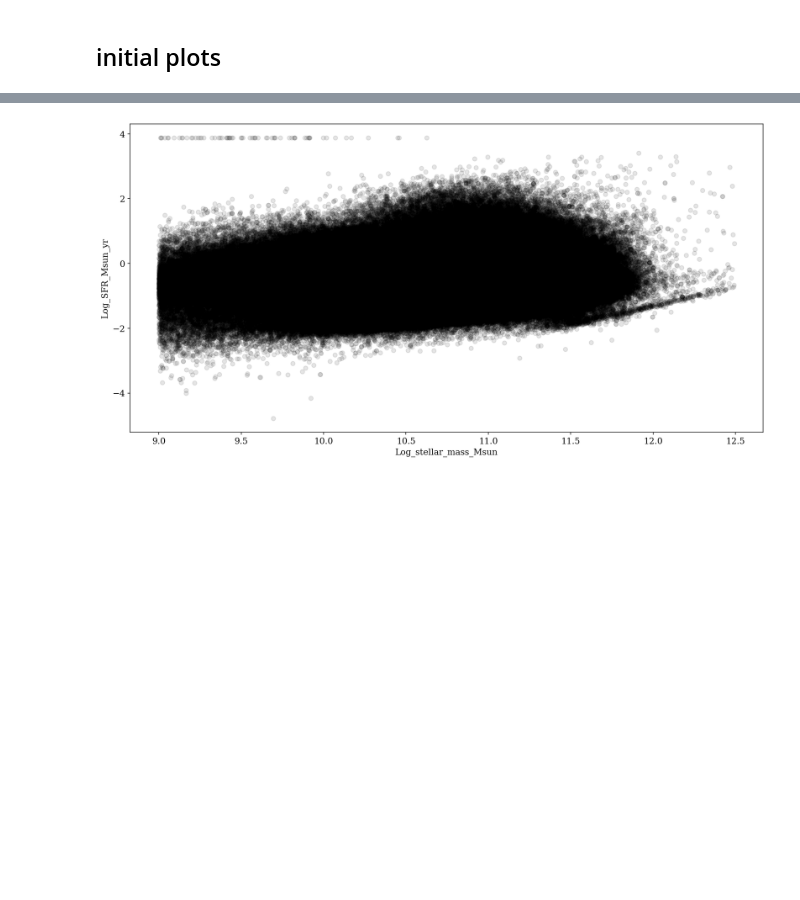
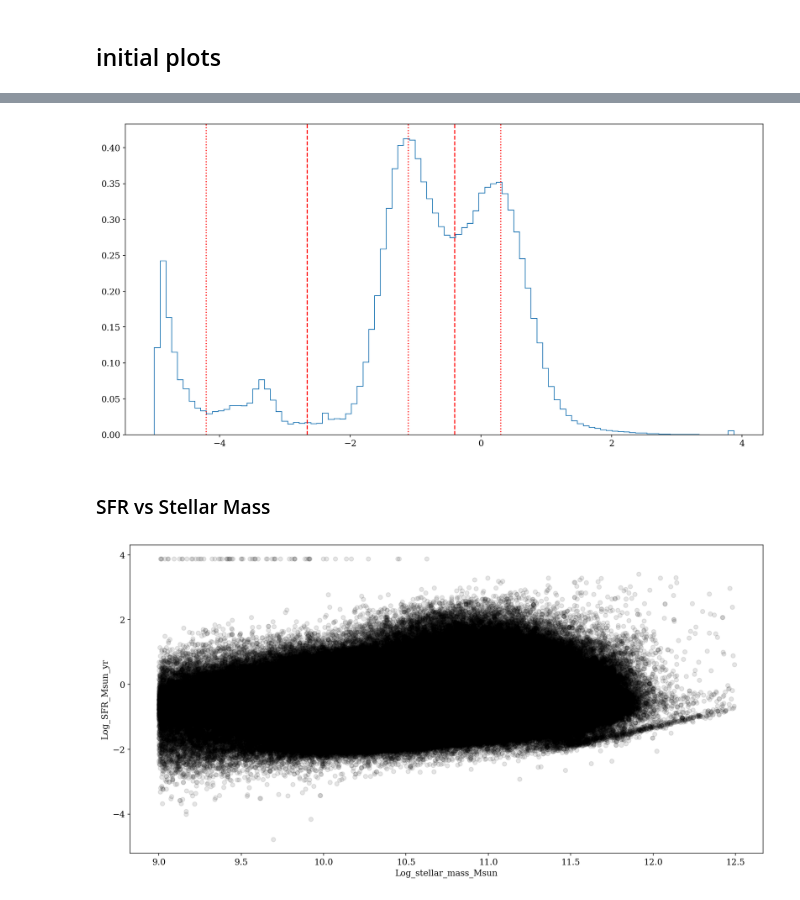
Before and after one commit to asantini29/codes_laboratory_data_analysis, a Jupyter notebook: fits.ipynb, the cells around one changed output, grey strips where cells are left out. Saved outputs shown, nothing was run; the diff lists cells and outputs as text; code cells hidden in the pictures; blank space fills up the shorter version.

```diff
--- a/fits.ipynb
+++ b/fits.ipynb
@@ -170,3 +186,16 @@ the covariances are:
+# %%
+edges = [np.mean([ max(sfr_mp[labels == 0]), min(sfr_mp[labels == 1]) ]), np.mean([ max(sfr_mp[labels == 2]), min(sfr_mp[labels == 0]) ])]
+# %%
+plt.hist(sfr_mp[:,0], bins = 100, histtype = 'step', density = True)
+for v in centers:
+    plt.axvline(v, c = 'red', ls = 'dotted')
+for e in edges:
+    plt.axvline(e, c = 'red', ls = 'dashed')
+plt.show()
+# %% [output]
+[figure, added]
+# %% [markdown]
+### SFR vs Stellar Mass
 # %%
 key_x = 'Log_stellar_mass_Msun'
 key_y = 'Log_SFR_Msun_yr'
```
Also changed, not shown: parts of 8 cells of this notebook.
